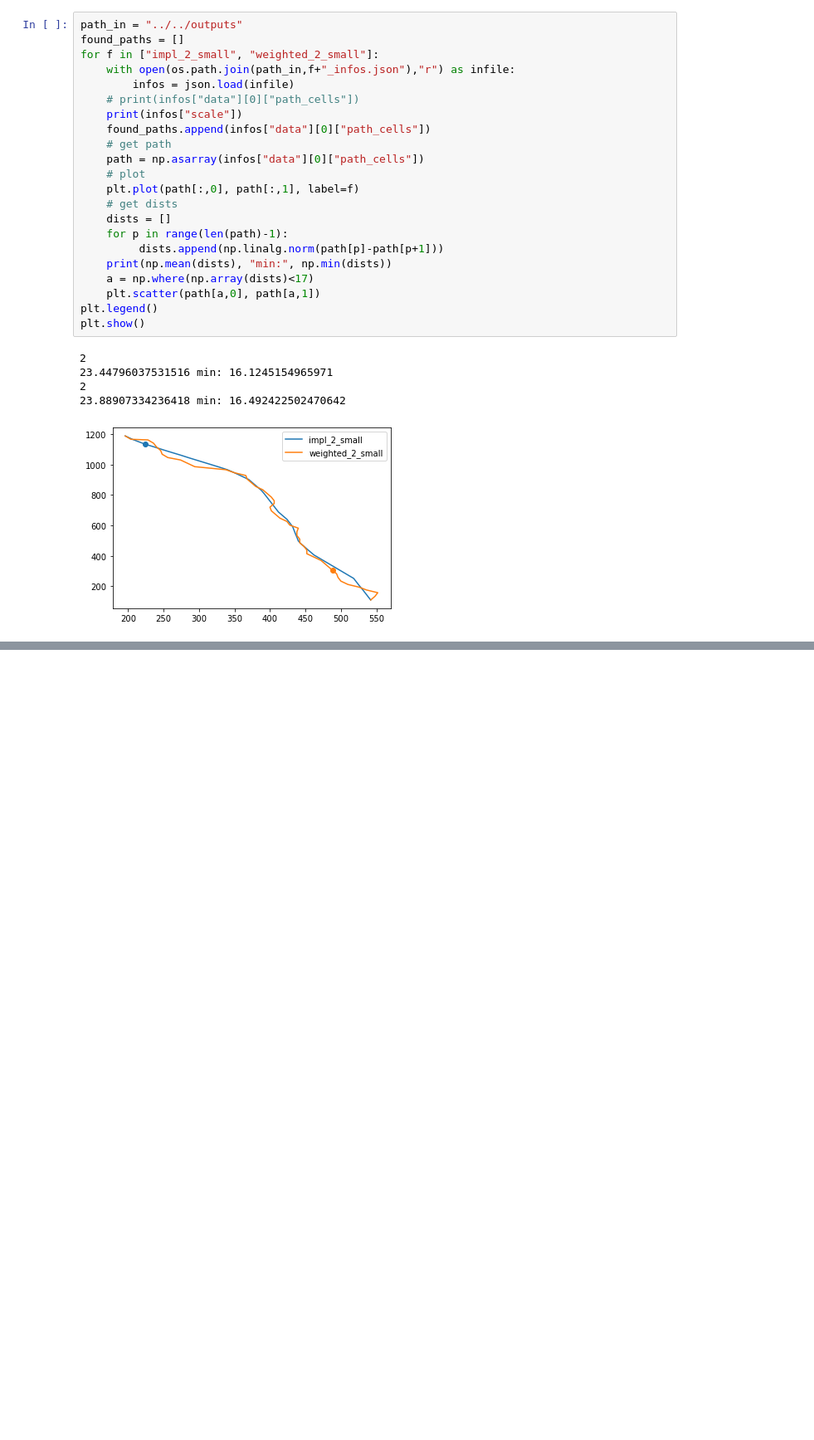
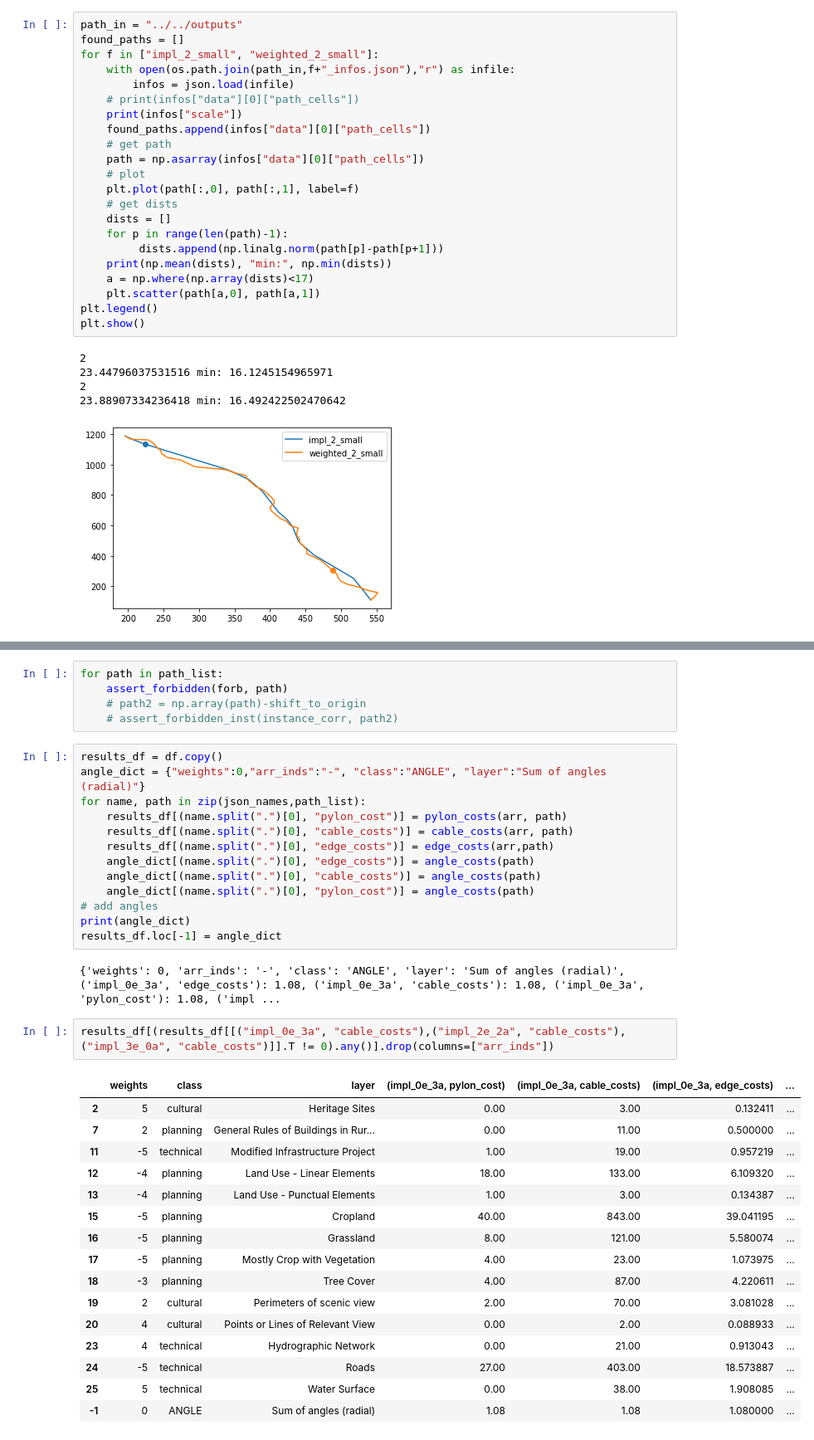
Before and after one commit to NinaWie/PowerPlanner, a Jupyter notebook: notebooks/evaluation.ipynb, the cells around one changed output, grey strips where cells are left out. Shown at 83% size. Cells and saved outputs as stored; diff of their text form; blank space fills up the shorter version.

```diff
--- a/notebooks/evaluation.ipynb
+++ b/notebooks/evaluation.ipynb
@@ -421,0 +420,39 @@ angle((-4, 3), (2,4))
+# %%
+for path in path_list:
+    assert_forbidden(forb, path)
+    # path2 = np.array(path)-shift_to_origin
+    # assert_forbidden_inst(instance_corr, path2)
+# %%
+results_df = df.copy()
+angle_dict = {"weights":0,"arr_inds":"-", "class":"ANGLE", "layer":"Sum of angles (radial)"}
+for name, path in zip(json_names,path_list):
+    results_df[(name.split(".")[0], "pylon_cost")] = pylon_costs(arr, path)
+    results_df[(name.split(".")[0], "cable_costs")] = cable_costs(arr, path)
+    results_df[(name.split(".")[0], "edge_costs")] = edge_costs(arr,path)
+    angle_dict[(name.split(".")[0], "edge_costs")] = angle_costs(path)
+    angle_dict[(name.split(".")[0], "cable_costs")] = angle_costs(path)
+    angle_dict[(name.split(".")[0], "pylon_cost")] = angle_costs(path)
+# add angles
+print(angle_dict)
+results_df.loc[-1] = angle_dict
+# %% [output]
+{'weights': 0, 'arr_inds': '-', 'class': 'ANGLE', 'layer': 'Sum of angles (radial)', ('impl_0e_3a', 'edge_costs'): 1.08, ('impl_0e_3a', 'cable_costs'): 1.08, ('impl_0e_3a', 'pylon_cost'): 1.08, ('impl ...
+# %%
+results_df[(results_df[[("impl_0e_3a", "cable_costs"),("impl_2e_2a", "cable_costs"),("impl_3e_0a", "cable_costs")]].T != 0).any()].drop(columns=["arr_inds"])
+# %% [output]
+|  | weights | class | layer | (impl_0e_3a, pylon_cost) | (impl_0e_3a, cable_costs) | (impl_0e_3a, edge_costs) | ... |
+| 2 | 5 | cultural | Heritage Sites | 0.00 | 3.00 | 0.132411 | ... |
+| 7 | 2 | planning | General Rules of Buildings in Rur... | 0.00 | 11.00 | 0.500000 | ... |
+| 11 | -5 | technical | Modified Infrastructure Project | 1.00 | 19.00 | 0.957219 | ... |
+| 12 | -4 | planning | Land Use - Linear Elements | 18.00 | 133.00 | 6.109320 | ... |
+| 13 | -4 | planning | Land Use - Punctual Elements | 1.00 | 3.00 | 0.134387 | ... |
+| 15 | -5 | planning | Cropland | 40.00 | 843.00 | 39.041195 | ... |
+| 16 | -5 | planning | Grassland | 8.00 | 121.00 | 5.580074 | ... |
+| 17 | -5 | planning | Mostly Crop with Vegetation | 4.00 | 23.00 | 1.073975 | ... |
+| 18 | -3 | planning | Tree Cover | 4.00 | 87.00 | 4.220611 | ... |
+| 19 | 2 | cultural | Perimeters of scenic view | 2.00 | 70.00 | 3.081028 | ... |
+| 20 | 4 | cultural | Points or Lines of Relevant View | 0.00 | 2.00 | 0.088933 | ... |
+| 23 | 4 | technical | Hydrographic Network | 0.00 | 21.00 | 0.913043 | ... |
+| 24 | -5 | technical | Roads | 27.00 | 403.00 | 18.573887 | ... |
+| 25 | 5 | technical | Water Surface | 0.00 | 38.00 | 1.908085 | ... |
+| -1 | 0 | ANGLE | Sum of angles (radial) | 1.08 | 1.08 | 1.080000 | ... |
```
Also changed, not shown: parts of 90 cells of this notebook, 1 other file.
